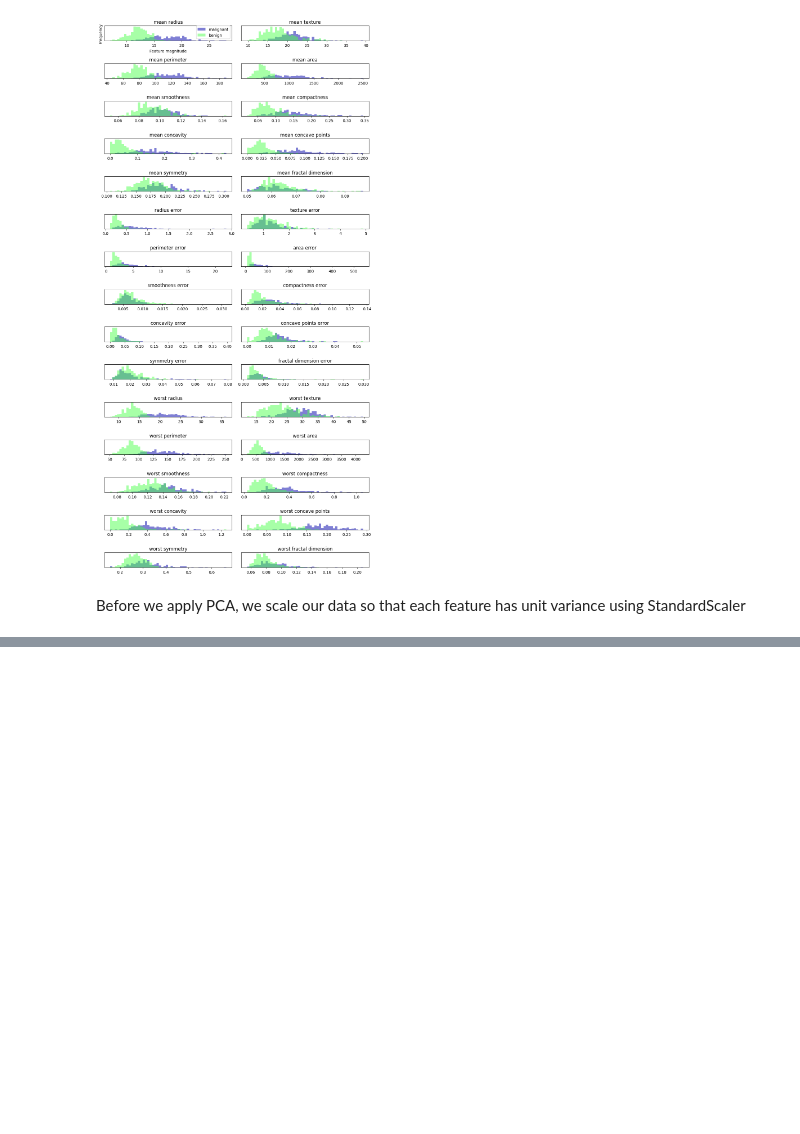
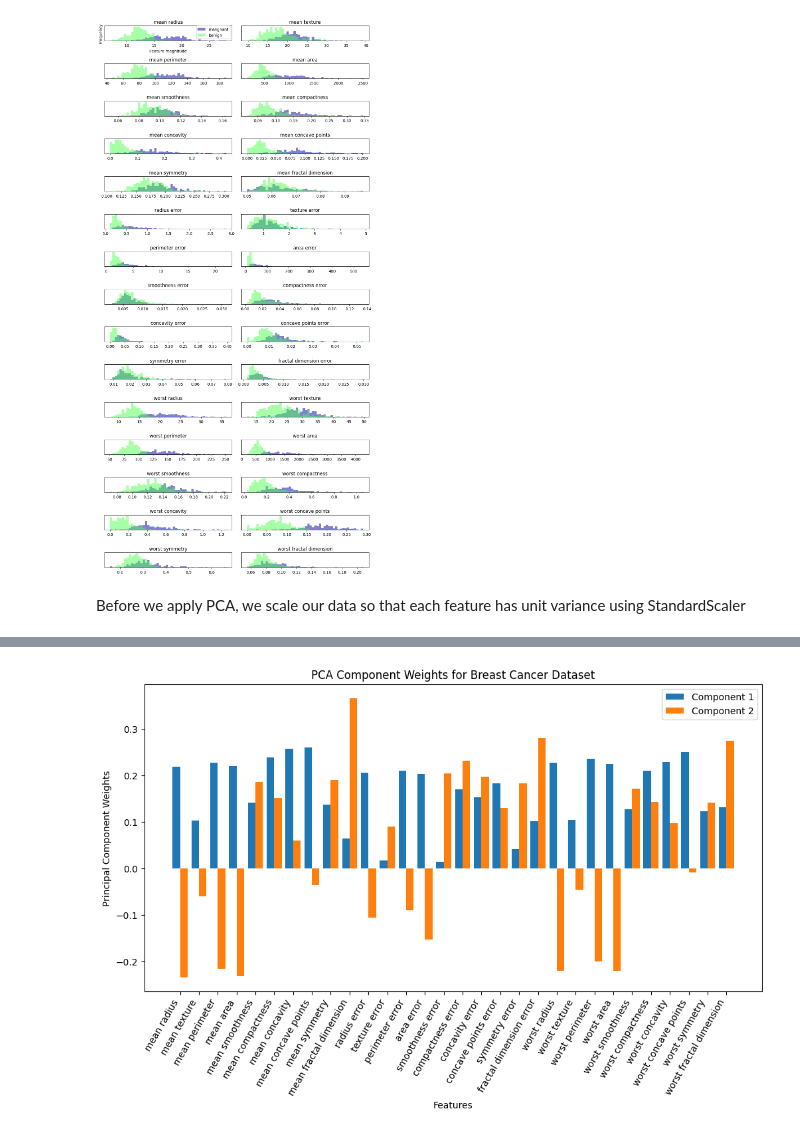
Before and after one commit to jurgenfolz/Machine-Learning-Examples, a Jupyter notebook: Unsupervised Learning/Unsupervised transformations/PCA.ipynb, the cells around one changed output, grey strips where cells are left out. Drawn from its saved outputs; the diff is of its cells as text; code cells hidden in the pictures; blank space fills up the shorter version.

```diff
--- a/Unsupervised Learning/Unsupervised transformations/PCA.ipynb
+++ b/Unsupervised Learning/Unsupervised transformations/PCA.ipynb
@@ -55,0 +91,23 @@ plt.ylabel("Second principal component")
+# %%
+# Create a bar chart
+fig, ax = plt.subplots(figsize=(12, 6))
+x_labels = cancer.feature_names
+x = np.arange(len(x_labels))
+
+# Plot each principal component as a bar chart
+width = 0.4  # Width of bars
+for i, component in enumerate(pca.components_):
+    ax.bar(x + i * width, component, width=width, label=f'Component {i+1}')
+
+# Formatting
+ax.set_xticks(x + width / 2)
+ax.set_xticklabels(x_labels, rotation=60, ha='right')
+ax.set_xlabel("Features")
+ax.set_ylabel("Principal Component Weights")
+ax.legend()
+ax.set_title("PCA Component Weights for Breast Cancer Dataset")
+
+# Show the chart
+plt.show()
+# %% [output]
+[figure, added]
```
Also changed, not shown: parts of 5 cells of this notebook.
